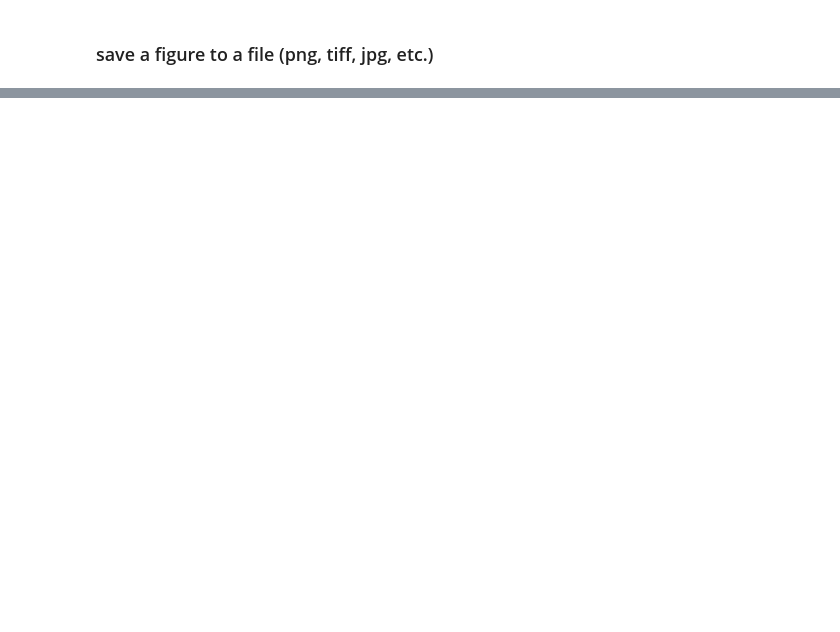
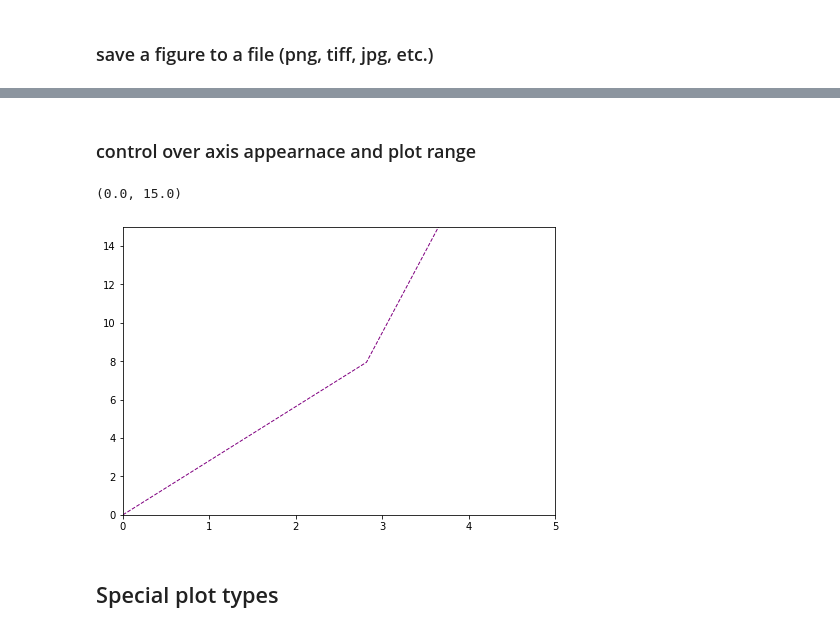
Before and after one commit to amir-nrfkn/U-PyForDS, a Jupyter notebook: code/Data Visualization/matplotlib_practice.ipynb, the cells around one changed output, grey strips where cells are left out. Cells and saved outputs as stored; diff of their text form; code cells hidden in the pictures; blank space fills up the shorter version.

```diff
--- a/code/Data Visualization/matplotlib_practice.ipynb
+++ b/code/Data Visualization/matplotlib_practice.ipynb
@@ -125,0 +142,15 @@ fig.savefig('figure1.png', dpi=320)
+# %% [markdown]
+### control over axis appearnace and plot range
+# %%
+fig = plt.figure()
+ax = fig.add_axes([0,0,1,1])
+ax.plot(x, y, color='purple', lw=1, ls='--')
+
+# only show the plot between 0 and 1 on the x-axis
+ax.set_xlim([0,5])
+ax.set_ylim([0, 15])
+# %% [output]
+(0.0, 15.0)
+[figure, added]
+# %% [markdown]
+## Special plot types
```
Also changed, not shown: parts of 4 cells of this notebook.
